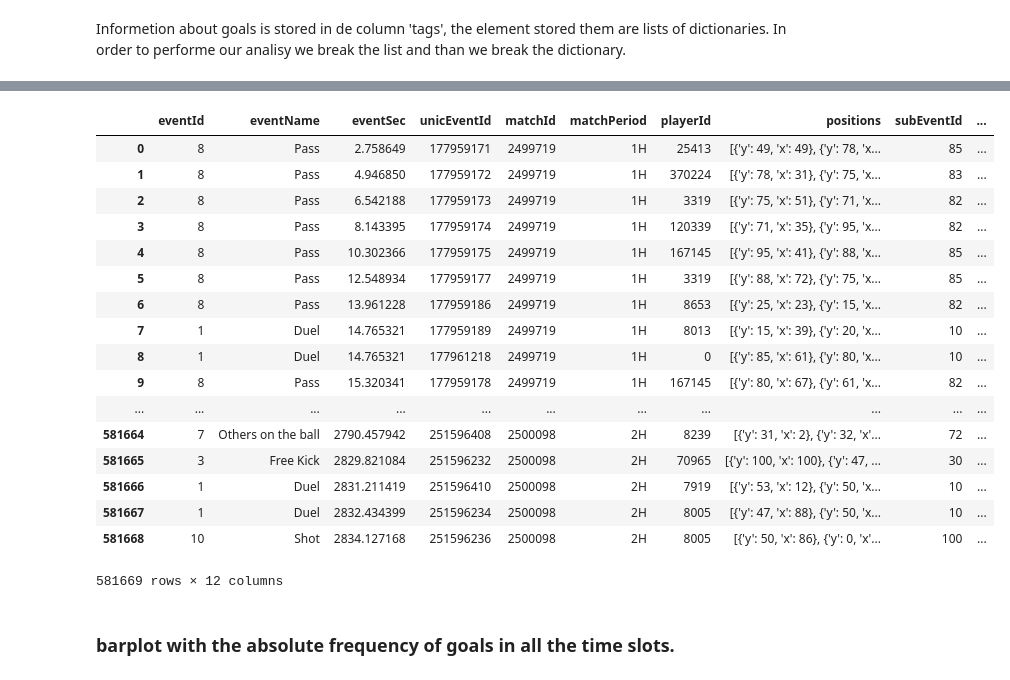
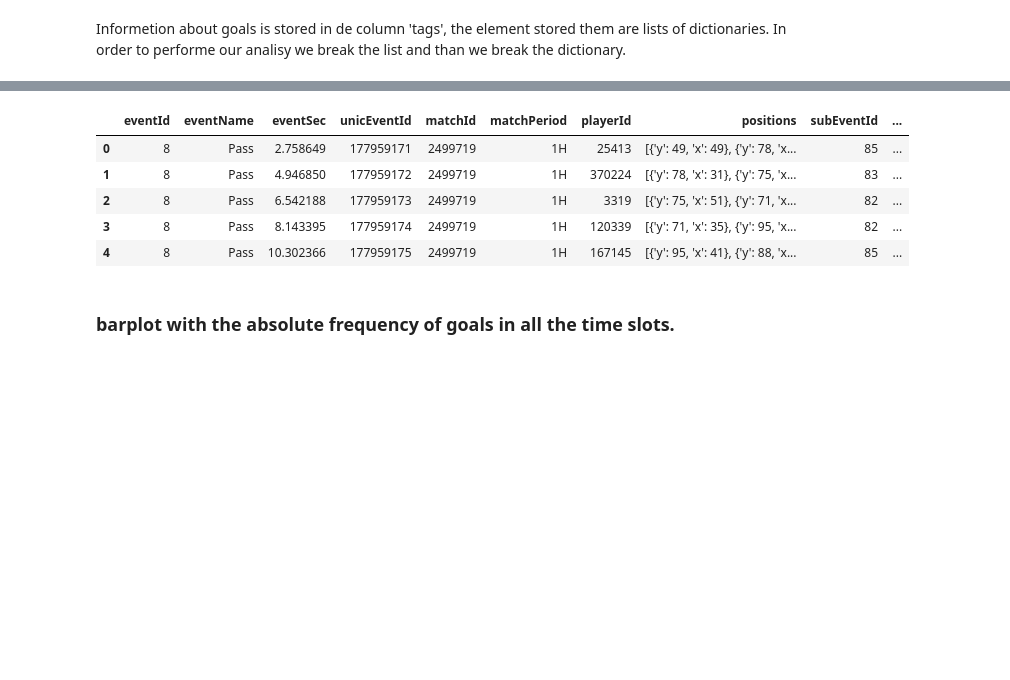
Before and after one commit to Simonerc95/ADM-HW2, a Jupyter notebook: AMD_Homework2_CRQ1.ipynb, the cells around one changed output, grey strips where cells are left out. Drawn from its saved outputs; the diff is of its cells as text; code cells hidden in the pictures; blank space fills up the shorter version.

```diff
--- a/AMD_Homework2_CRQ1.ipynb
+++ b/AMD_Homework2_CRQ1.ipynb
@@ -55,26 +43,14 @@ df = df.rename(columns = {'id': 'unicEventId' })
 
 df = pd.concat([df, pd.DataFrame(list(df.tag0))], axis = 1).drop('tag0', axis = 1) # breack the dictionaries
 # %%
-df
+df.head()
 # %% [output]
 |  | eventId | eventName | eventSec | unicEventId | matchId | matchPeriod | playerId | positions | subEventId | ... |
 | 0 | 8 | Pass | 2.758649 | 177959171 | 2499719 | 1H | 25413 | [{'y': 49, 'x': 49}, {'y': 78, 'x... | 85 | ... |
 | 1 | 8 | Pass | 4.946850 | 177959172 | 2499719 | 1H | 370224 | [{'y': 78, 'x': 31}, {'y': 75, 'x... | 83 | ... |
 | 2 | 8 | Pass | 6.542188 | 177959173 | 2499719 | 1H | 3319 | [{'y': 75, 'x': 51}, {'y': 71, 'x... | 82 | ... |
 | 3 | 8 | Pass | 8.143395 | 177959174 | 2499719 | 1H | 120339 | [{'y': 71, 'x': 35}, {'y': 95, 'x... | 82 | ... |
 | 4 | 8 | Pass | 10.302366 | 177959175 | 2499719 | 1H | 167145 | [{'y': 95, 'x': 41}, {'y': 88, 'x... | 85 | ... |
-| 5 | 8 | Pass | 12.548934 | 177959177 | 2499719 | 1H | 3319 | [{'y': 88, 'x': 72}, {'y': 75, 'x... | 85 | ... |
-| 6 | 8 | Pass | 13.961228 | 177959186 | 2499719 | 1H | 8653 | [{'y': 25, 'x': 23}, {'y': 15, 'x... | 82 | ... |
-| 7 | 1 | Duel | 14.765321 | 177959189 | 2499719 | 1H | 8013 | [{'y': 15, 'x': 39}, {'y': 20, 'x... | 10 | ... |
-| 8 | 1 | Duel | 14.765321 | 177961218 | 2499719 | 1H | 0 | [{'y': 85, 'x': 61}, {'y': 80, 'x... | 10 | ... |
-| 9 | 8 | Pass | 15.320341 | 177959178 | 2499719 | 1H | 167145 | [{'y': 80, 'x': 67}, {'y': 61, 'x... | 82 | ... |
-| ... | ... | ... | ... | ... | ... | ... | ... | ... | ... | ... |
-| 581664 | 7 | Others on the ball | 2790.457942 | 251596408 | 2500098 | 2H | 8239 | [{'y': 31, 'x': 2}, {'y': 32, 'x'... | 72 | ... |
-| 581665 | 3 | Free Kick | 2829.821084 | 251596232 | 2500098 | 2H | 70965 | [{'y': 100, 'x': 100}, {'y': 47, ... | 30 | ... |
-| 581666 | 1 | Duel | 2831.211419 | 251596410 | 2500098 | 2H | 7919 | [{'y': 53, 'x': 12}, {'y': 50, 'x... | 10 | ... |
-| 581667 | 1 | Duel | 2832.434399 | 251596234 | 2500098 | 2H | 8005 | [{'y': 47, 'x': 88}, {'y': 50, 'x... | 10 | ... |
-| 581668 | 10 | Shot | 2834.127168 | 251596236 | 2500098 | 2H | 8005 | [{'y': 50, 'x': 86}, {'y': 0, 'x'... | 100 | ... |
-581669 rows × 12 columns
 # %% [markdown]
 ### barplot with the absolute frequency of goals in all the time slots.
 # %% [markdown]
```
Also changed, not shown: parts of 1 cell of this notebook.
